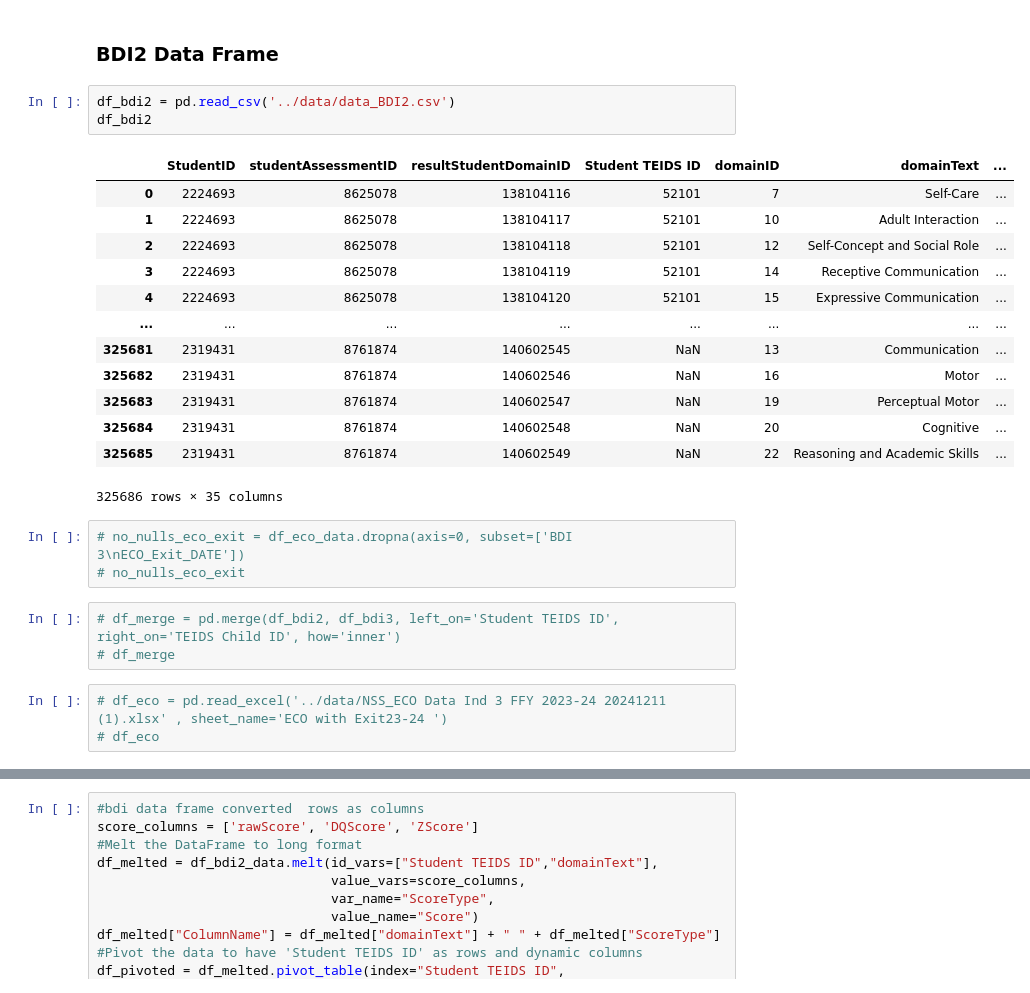
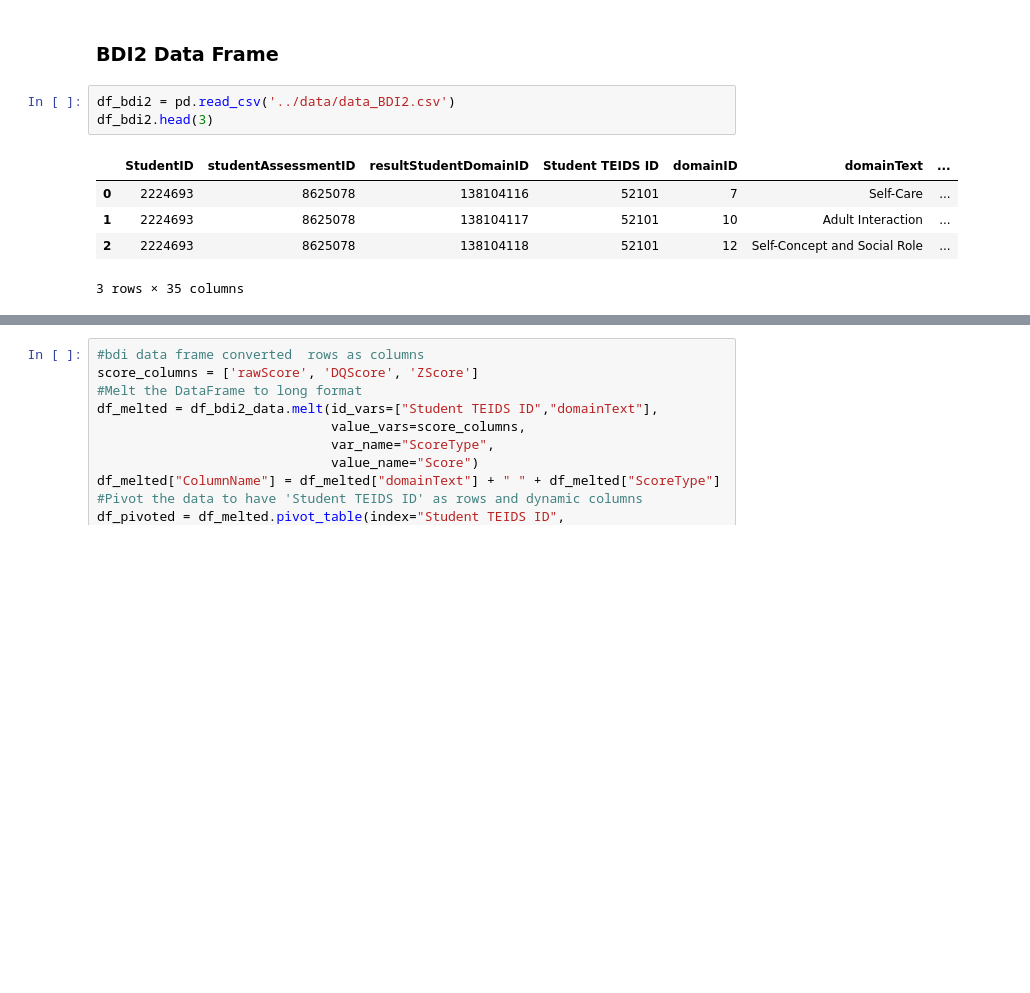
Before and after one commit to NSS-Data-Analytics-Cohort-13/teis-v-veena, a Jupyter notebook: notebook/teis_praveena_notebook.ipynb, the cells around one changed output, grey strips where cells are left out. Saved outputs shown, nothing was run; the diff lists cells and outputs as text; blank space fills up the shorter version.

```diff
--- a/notebook/teis_praveena_notebook.ipynb
+++ b/notebook/teis_praveena_notebook.ipynb
@@ -9,27 +9,10 @@ pd.set_option('display.max_columns', None)
 ### BDI2 Data Frame
 # %%
 df_bdi2 = pd.read_csv('../data/data_BDI2.csv')
-df_bdi2
+df_bdi2.head(3)
 # %% [output]
 |  | StudentID | studentAssessmentID | resultStudentDomainID | Student TEIDS ID | domainID | domainText | ... |
 | 0 | 2224693 | 8625078 | 138104116 | 52101 | 7 | Self-Care | ... |
 | 1 | 2224693 | 8625078 | 138104117 | 52101 | 10 | Adult Interaction | ... |
 | 2 | 2224693 | 8625078 | 138104118 | 52101 | 12 | Self-Concept and Social Role | ... |
-| 3 | 2224693 | 8625078 | 138104119 | 52101 | 14 | Receptive Communication | ... |
-| 4 | 2224693 | 8625078 | 138104120 | 52101 | 15 | Expressive Communication | ... |
-| ... | ... | ... | ... | ... | ... | ... | ... |
-| 325681 | 2319431 | 8761874 | 140602545 | NaN | 13 | Communication | ... |
-| 325682 | 2319431 | 8761874 | 140602546 | NaN | 16 | Motor | ... |
-| 325683 | 2319431 | 8761874 | 140602547 | NaN | 19 | Perceptual Motor | ... |
-| 325684 | 2319431 | 8761874 | 140602548 | NaN | 20 | Cognitive | ... |
-| 325685 | 2319431 | 8761874 | 140602549 | NaN | 22 | Reasoning and Academic Skills | ... |
-325686 rows × 35 columns
+3 rows × 35 columns
-# %%
-# no_nulls_eco_exit = df_eco_data.dropna(axis=0, subset=['BDI 3\nECO_Exit_DATE'])
-# no_nulls_eco_exit
-# %%
-# df_merge = pd.merge(df_bdi2, df_bdi3, left_on='Student TEIDS ID', right_on='TEIDS Child ID', how='inner')
-# df_merge
-# %%
-# df_eco = pd.read_excel('../data/NSS_ECO Data Ind 3 FFY 2023-24 20241211 (1).xlsx' , sheet_name='ECO with Exit23-24 ')
-# df_eco
```
Also changed, not shown: parts of 55 cells of this notebook, 2 other files.
